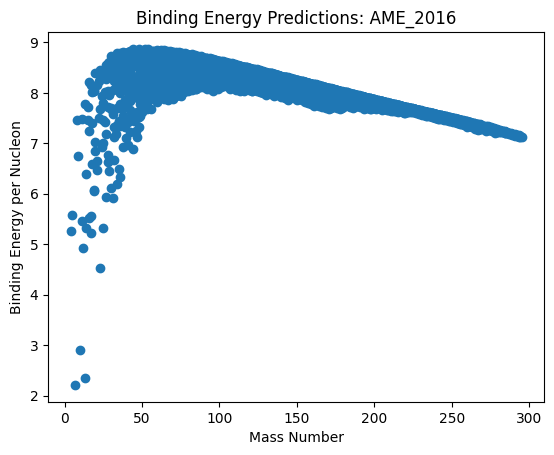
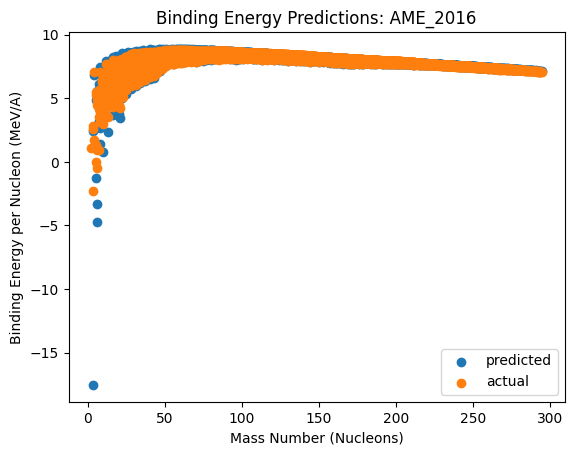
Code edit (unified diff) that turned the first committed figure into the second:
--- before
+++ after
@@ -2,14 +2,19 @@
 
 #x axis is Mass Number(s)
-#y axis is Binding Energy in MeV per Nucleon
+#y axis is Binding Energy in MeV per Nucleon (MeV/A)
 
 x1 = Nucleons2016
 y1 = BEs_per_A_2016
+x12 = Nucleons2016_copy
+y12 = BEs_per_A_Actual_2016
 
 plt.figure(1)
 plt.scatter(x1,y1)
-plt.xlabel('Mass Number')
-plt.ylabel('Binding Energy per Nucleon')
+plt.scatter(x12,y12)
+plt.xlabel('Mass Number (Nucleons)')
+plt.ylabel('Binding Energy per Nucleon (MeV/A)')
 plt.title('Binding Energy Predictions: AME_2016')
+
+plt.legend(['predicted','actual'],loc='lower right')
 plt.show()
 
@@ -20,5 +25,5 @@
 plt.figure(2)
 plt.scatter(x2,y2)
-plt.xlabel('Mass Number')
+plt.xlabel('Mass Number (Nucleons)')
 plt.ylabel('Percent Error')
 plt.title('Percent Error in Predictions: AME_2016')
@@ -31,10 +36,15 @@
 x3 = Nucleons2020
 y3 = BEs_per_A_2020
+x32 = Nucleons2020_copy
+y32 = BEs_per_A_Actual_2020
 
 plt.figure(3)
 plt.scatter(x3,y3)
-plt.xlabel('Mass Number')
-plt.ylabel('Binding Energy per Nucleon')
+plt.scatter(x32,y32)
+plt.xlabel('Mass Number (Nucleons)')
+plt.ylabel('Binding Energy per Nucleon (MeV/A)')
 plt.title('Binding Energy Predictions: AME_2020')
+
+plt.legend(['predicted','actual'],loc='lower right')
 plt.show()
 
@@ -45,5 +55,5 @@
 plt.figure(4)
 plt.scatter(x4,y4)
-plt.xlabel('Mass Number')
+plt.xlabel('Mass Number (Nucleons)')
 plt.ylabel('Percent Error')
 plt.title('Percent Error in Predictions: AME_2020')

Commit: Overlap Actual with Predicted Binding Energies. Reintroduce negative binding energies to graphs.